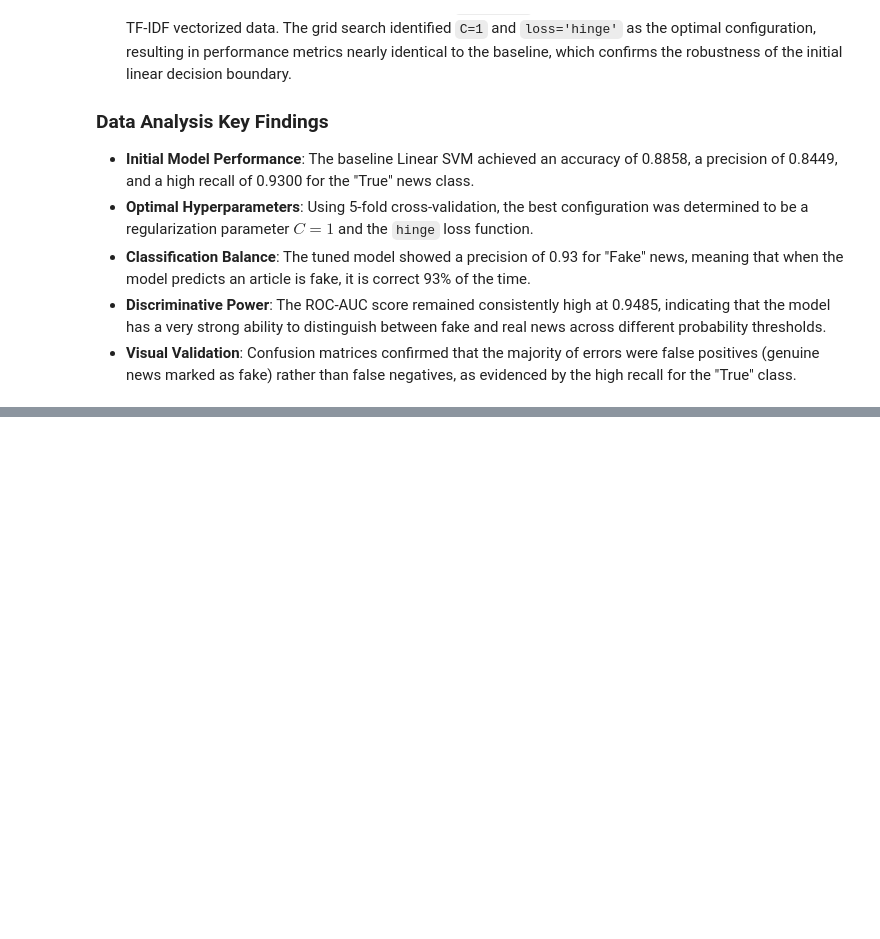
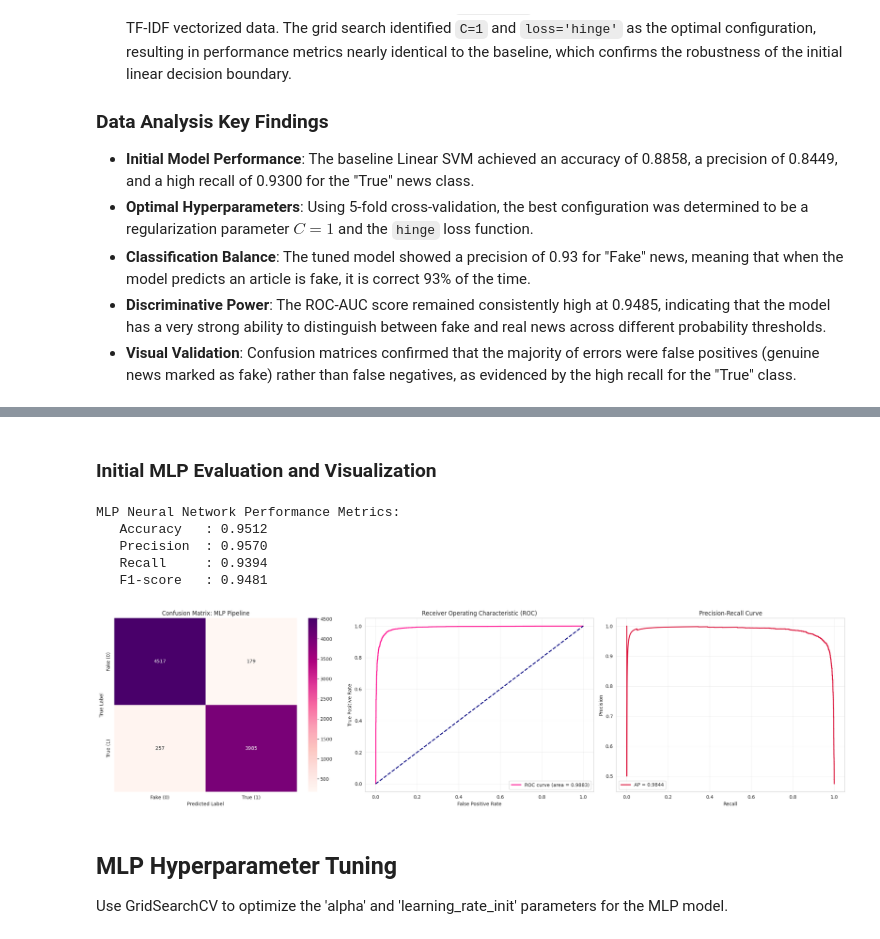
Before and after one commit to rajukarki467/Data-Science-projects, a Jupyter notebook: FakeNewsDetection.ipynb, the cells around one changed output, grey strips where cells are left out. Drawn from its saved outputs; the diff is of its cells as text; code cells hidden in the pictures; blank space fills up the shorter version.

Commit message:
train a neural network

```diff
--- a/FakeNewsDetection.ipynb
+++ b/FakeNewsDetection.ipynb
@@ -1864,0 +2073,64 @@ plt.show()
+# %% [markdown]
+### Initial MLP Evaluation and Visualization
+# %%
+from sklearn.metrics import accuracy_score, precision_score, recall_score, f1_score, auc
+
+# 1. Generate class predictions
+mlp_pred = mlp_pipeline.predict(X_test)
+
+# 2. Generate class probabilities for the positive class (label 1)
+mlp_prob = mlp_pipeline.predict_proba(X_test)[:, 1]
+
+# 3. Calculate and print performance metrics
+print('MLP Neural Network Performance Metrics:')
+print(f'   Accuracy   : {accuracy_score(y_test, mlp_pred):.4f}')
+print(f'   Precision  : {precision_score(y_test, mlp_pred):.4f}')
+print(f'   Recall     : {recall_score(y_test, mlp_pred):.4f}')
+print(f'   F1-score   : {f1_score(y_test, mlp_pred):.4f}')
+
+# 4. Create a figure with three subplots
+fig, axes = plt.subplots(1, 3, figsize=(22, 6))
+
+# 5. Confusion Matrix Heatmap
+cm_mlp = confusion_matrix(y_test, mlp_pred)
+sns.heatmap(cm_mlp, annot=True, fmt='d', cmap='RdPu', ax=axes[0],
+            xticklabels=['Fake (0)', 'True (1)'],
+            yticklabels=['Fake (0)', 'True (1)'])
+axes[0].set_title('Confusion Matrix: MLP Pipeline')
+axes[0].set_xlabel('Predicted Label')
+axes[0].set_ylabel('True Label')
+
+# 6. ROC Curve and AUC
+fpr_mlp, tpr_mlp, _ = roc_curve(y_test, mlp_prob)
+roc_auc_mlp = auc(fpr_mlp, tpr_mlp)
+axes[1].plot(fpr_mlp, tpr_mlp, color='deeppink', lw=2, label=f'ROC curve (area = {roc_auc_mlp:.4f})')
+axes[1].plot([0, 1], [0, 1], color='navy', lw=2, linestyle='--')
+axes[1].set_xlabel('False Positive Rate')
+axes[1].set_ylabel('True Positive Rate')
+axes[1].set_title('Receiver Operating Characteristic (ROC)')
+axes[1].legend(loc='lower right')
+axes[1].grid(alpha=0.3)
+
+# 7. Precision-Recall Curve and AP
+precision_mlp, recall_mlp, _ = precision_recall_curve(y_test, mlp_prob)
+ap_mlp = average_precision_score(y_test, mlp_prob)
+axes[2].plot(recall_mlp, precision_mlp, color='crimson', lw=2, label=f'AP = {ap_mlp:.4f}')
+axes[2].set_xlabel('Recall')
+axes[2].set_ylabel('Precision')
+axes[2].set_title('Precision-Recall Curve')
+axes[2].legend(loc='lower left')
+axes[2].grid(alpha=0.3)
+
+plt.tight_layout()
+plt.show()
+# %% [output]
+MLP Neural Network Performance Metrics:
+   Accuracy   : 0.9512
+   Precision  : 0.9570
+   Recall     : 0.9394
+   F1-score   : 0.9481
+[figure, added]
+# %% [markdown]
+## MLP Hyperparameter Tuning
+
+Use GridSearchCV to optimize the 'alpha' and 'learning_rate_init' parameters for the MLP model.
```
Also changed, not shown: parts of 17 cells of this notebook.
